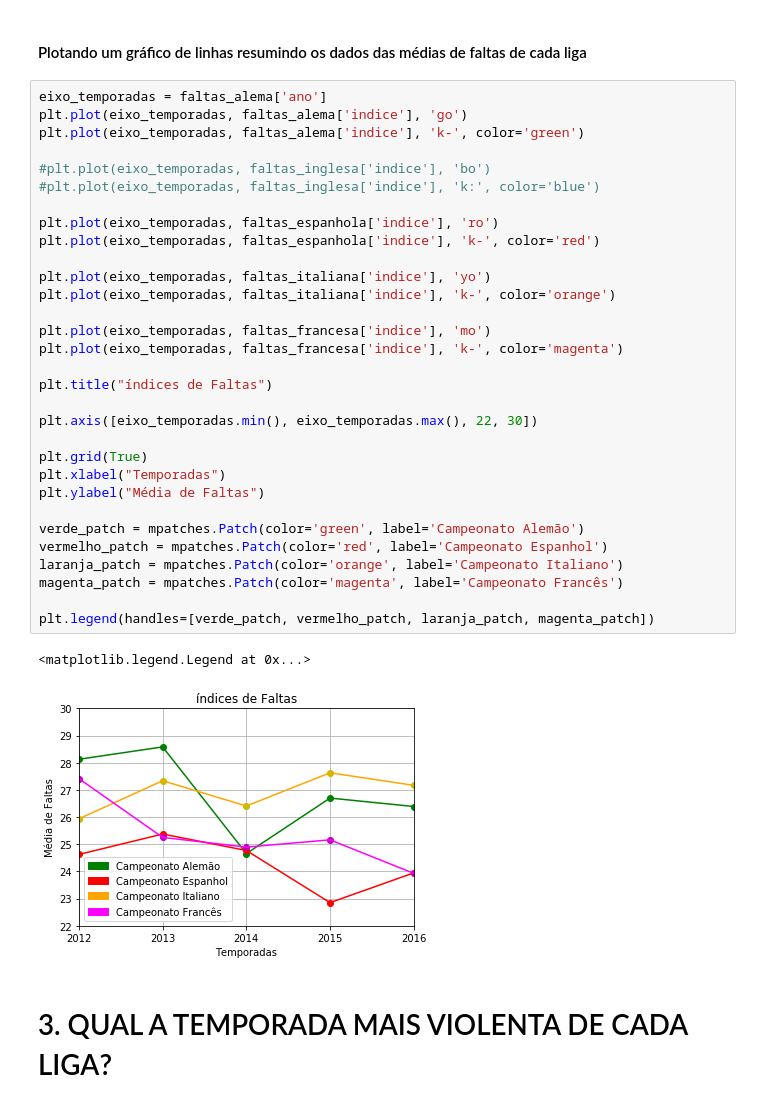
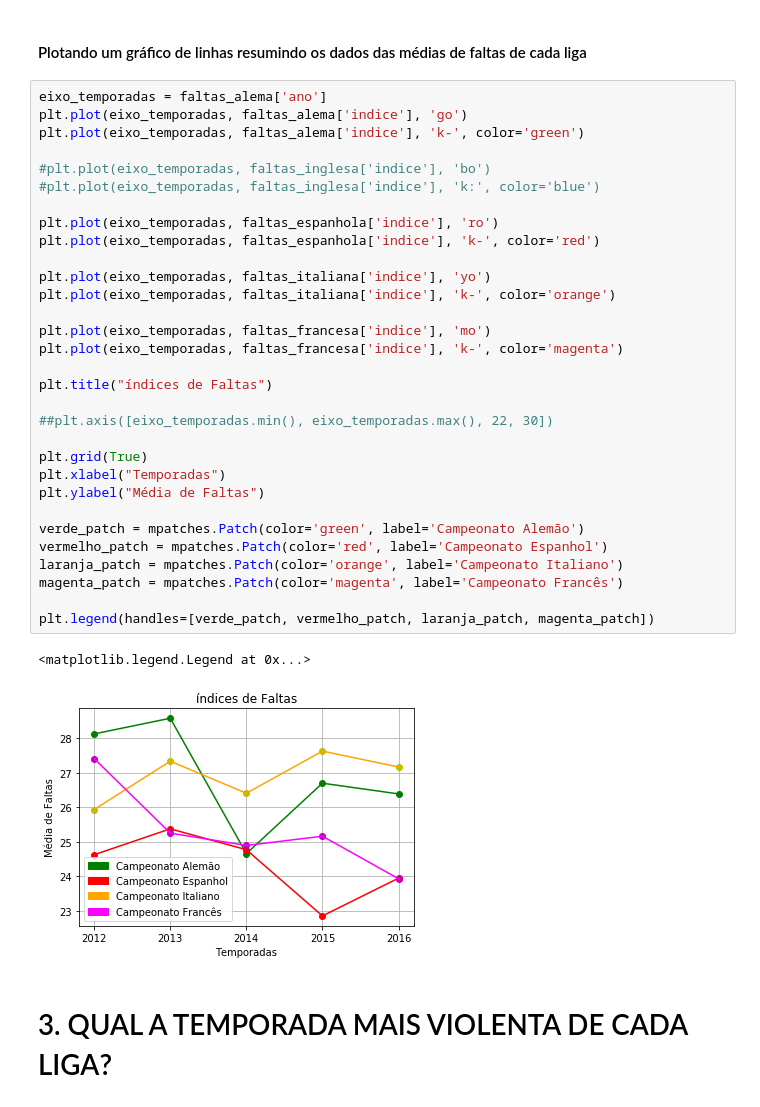
Before and after one commit to zegildo/DataMining, a Jupyter notebook: 2017.2/Elizeu/Questões.ipynb, the cells around one changed output. Cells and saved outputs as stored; diff of their text form.

```diff
--- a/2017.2/Elizeu/Questões.ipynb
+++ b/2017.2/Elizeu/Questões.ipynb
@@ -436,35 +446,35 @@ eixo_temporadas = faltas_alema['ano']
 plt.plot(eixo_temporadas, faltas_alema['indice'], 'go')
 plt.plot(eixo_temporadas, faltas_alema['indice'], 'k-', color='green')
 
 #plt.plot(eixo_temporadas, faltas_inglesa['indice'], 'bo')
 #plt.plot(eixo_temporadas, faltas_inglesa['indice'], 'k:', color='blue')
 
 plt.plot(eixo_temporadas, faltas_espanhola['indice'], 'ro')
 plt.plot(eixo_temporadas, faltas_espanhola['indice'], 'k-', color='red')
 
 plt.plot(eixo_temporadas, faltas_italiana['indice'], 'yo')
 plt.plot(eixo_temporadas, faltas_italiana['indice'], 'k-', color='orange')
 
 plt.plot(eixo_temporadas, faltas_francesa['indice'], 'mo')
 plt.plot(eixo_temporadas, faltas_francesa['indice'], 'k-', color='magenta')
 
 plt.title("índices de Faltas")
 
-plt.axis([eixo_temporadas.min(), eixo_temporadas.max(), 22, 30])
+##plt.axis([eixo_temporadas.min(), eixo_temporadas.max(), 22, 30])
 
 plt.grid(True)
 plt.xlabel("Temporadas")
 plt.ylabel("Média de Faltas")
 
 verde_patch = mpatches.Patch(color='green', label='Campeonato Alemão')
 vermelho_patch = mpatches.Patch(color='red', label='Campeonato Espanhol')
 laranja_patch = mpatches.Patch(color='orange', label='Campeonato Italiano')
 magenta_patch = mpatches.Patch(color='magenta', label='Campeonato Francês')
 
 plt.legend(handles=[verde_patch, vermelho_patch, laranja_patch, magenta_patch])
 # %% [output]
 <matplotlib.legend.Legend at 0x...>
-[figure, old version]
+[figure, new version]
 # %% [markdown]
 # 3.	QUAL A TEMPORADA MAIS VIOLENTA DE CADA LIGA?
 # %% [markdown]
```
Also changed, not shown: parts of 40 cells of this notebook.
